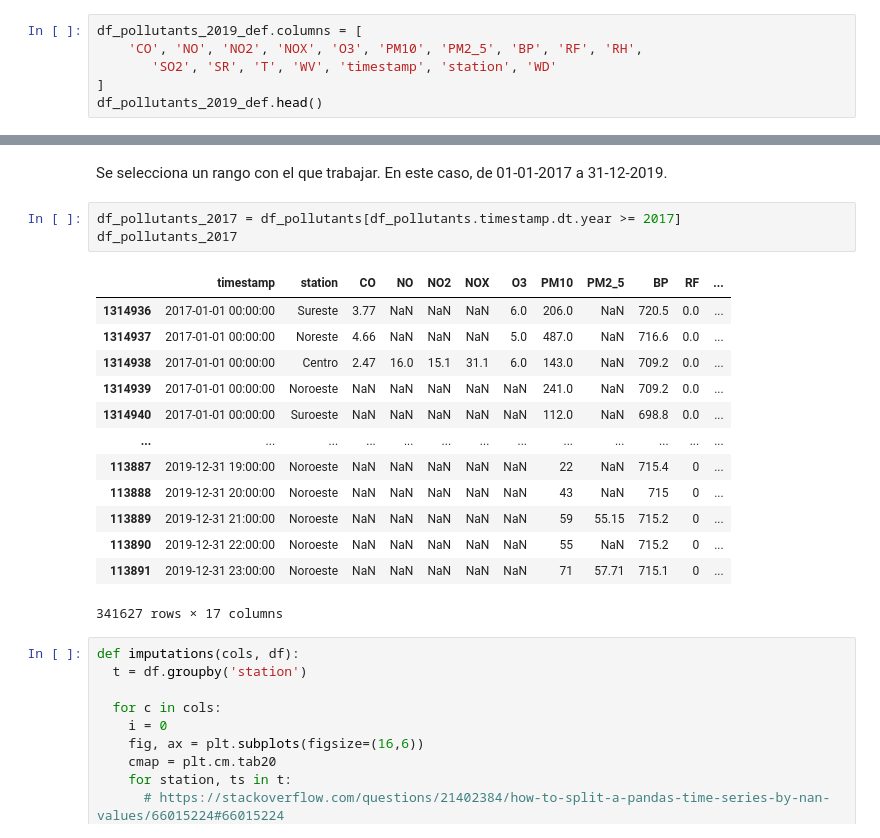
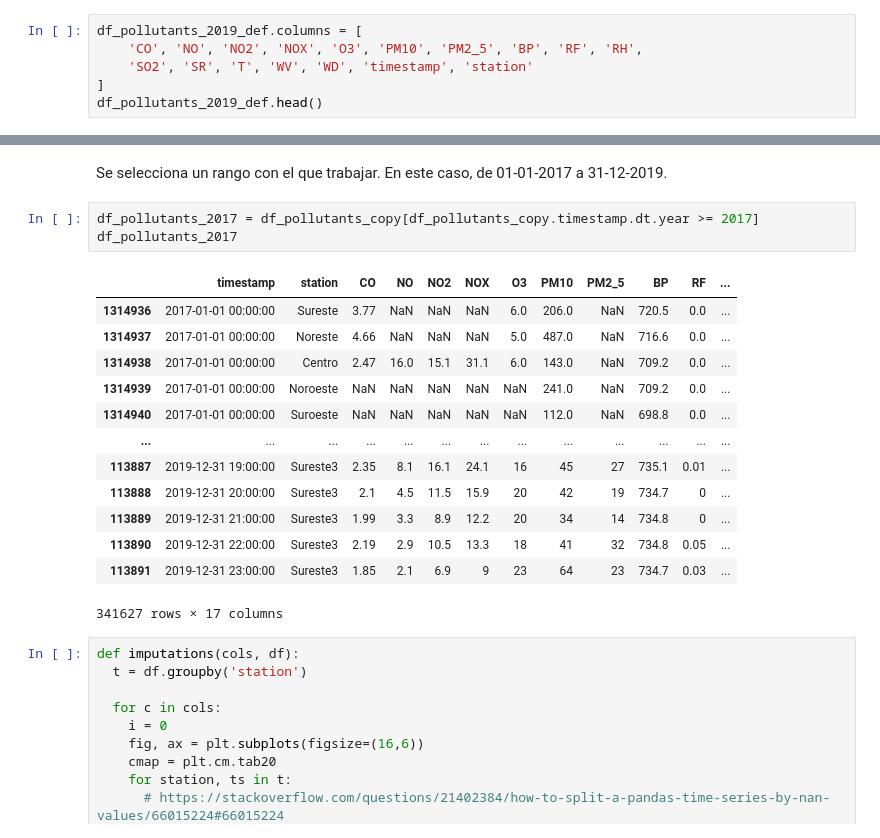
Before and after one commit to albertobenavides/aprendizaje_autom, a Jupyter notebook: caps/1_datos.ipynb, the cells around one changed output, grey strips where cells are left out. Drawn from its saved outputs; the diff is of its cells as text.

```diff
--- a/caps/1_datos.ipynb
+++ b/caps/1_datos.ipynb
@@ -667,7 +667,7 @@ df_pollutants_all.head()
 # %%
 df_pollutants_2019_def.columns = [
     'CO', 'NO', 'NO2', 'NOX', 'O3', 'PM10', 'PM2_5', 'BP', 'RF', 'RH',
-       'SO2', 'SR', 'T', 'WV', 'timestamp', 'station', 'WD'
+    'SO2', 'SR', 'T', 'WV', 'WD', 'timestamp', 'station'
 ]
 df_pollutants_2019_def.head()
 # %% [output]
@@ -820,21 +820,21 @@ plt.show()
 # %% [markdown]
 Se selecciona un rango con el que trabajar. En este caso, de 01-01-2017 a 31-12-2019.
 # %%
-df_pollutants_2017 = df_pollutants[df_pollutants.timestamp.dt.year >= 2017]
+df_pollutants_2017 = df_pollutants_copy[df_pollutants_copy.timestamp.dt.year >= 2017]
 df_pollutants_2017
 # %% [output]
 |  | timestamp | station | CO | NO | NO2 | NOX | O3 | PM10 | PM2_5 | BP | RF | ... |
 | 1314936 | 2017-01-01 00:00:00 | Sureste | 3.77 | NaN | NaN | NaN | 6.0 | 206.0 | NaN | 720.5 | 0.0 | ... |
 | 1314937 | 2017-01-01 00:00:00 | Noreste | 4.66 | NaN | NaN | NaN | 5.0 | 487.0 | NaN | 716.6 | 0.0 | ... |
 | 1314938 | 2017-01-01 00:00:00 | Centro | 2.47 | 16.0 | 15.1 | 31.1 | 6.0 | 143.0 | NaN | 709.2 | 0.0 | ... |
 | 1314939 | 2017-01-01 00:00:00 | Noroeste | NaN | NaN | NaN | NaN | NaN | 241.0 | NaN | 709.2 | 0.0 | ... |
 | 1314940 | 2017-01-01 00:00:00 | Suroeste | NaN | NaN | NaN | NaN | NaN | 112.0 | NaN | 698.8 | 0.0 | ... |
 | ... | ... | ... | ... | ... | ... | ... | ... | ... | ... | ... | ... | ... |
-| 113887 | 2019-12-31 19:00:00 | Noroeste | NaN | NaN | NaN | NaN | NaN | 22 | NaN | 715.4 | 0 | ... |
-| 113888 | 2019-12-31 20:00:00 | Noroeste | NaN | NaN | NaN | NaN | NaN | 43 | NaN | 715 | 0 | ... |
-| 113889 | 2019-12-31 21:00:00 | Noroeste | NaN | NaN | NaN | NaN | NaN | 59 | 55.15 | 715.2 | 0 | ... |
-| 113890 | 2019-12-31 22:00:00 | Noroeste | NaN | NaN | NaN | NaN | NaN | 55 | NaN | 715.2 | 0 | ... |
-| 113891 | 2019-12-31 23:00:00 | Noroeste | NaN | NaN | NaN | NaN | NaN | 71 | 57.71 | 715.1 | 0 | ... |
+| 113887 | 2019-12-31 19:00:00 | Sureste3 | 2.35 | 8.1 | 16.1 | 24.1 | 16 | 45 | 27 | 735.1 | 0.01 | ... |
+| 113888 | 2019-12-31 20:00:00 | Sureste3 | 2.1 | 4.5 | 11.5 | 15.9 | 20 | 42 | 19 | 734.7 | 0 | ... |
+| 113889 | 2019-12-31 21:00:00 | Sureste3 | 1.99 | 3.3 | 8.9 | 12.2 | 20 | 34 | 14 | 734.8 | 0 | ... |
+| 113890 | 2019-12-31 22:00:00 | Sureste3 | 2.19 | 2.9 | 10.5 | 13.3 | 18 | 41 | 32 | 734.8 | 0.05 | ... |
+| 113891 | 2019-12-31 23:00:00 | Sureste3 | 1.85 | 2.1 | 6.9 | 9 | 23 | 64 | 23 | 734.7 | 0.03 | ... |
 341627 rows × 17 columns
 # %%
 def imputations(cols, df):
```
Also changed, not shown: parts of 15 cells of this notebook, 2 other files.
